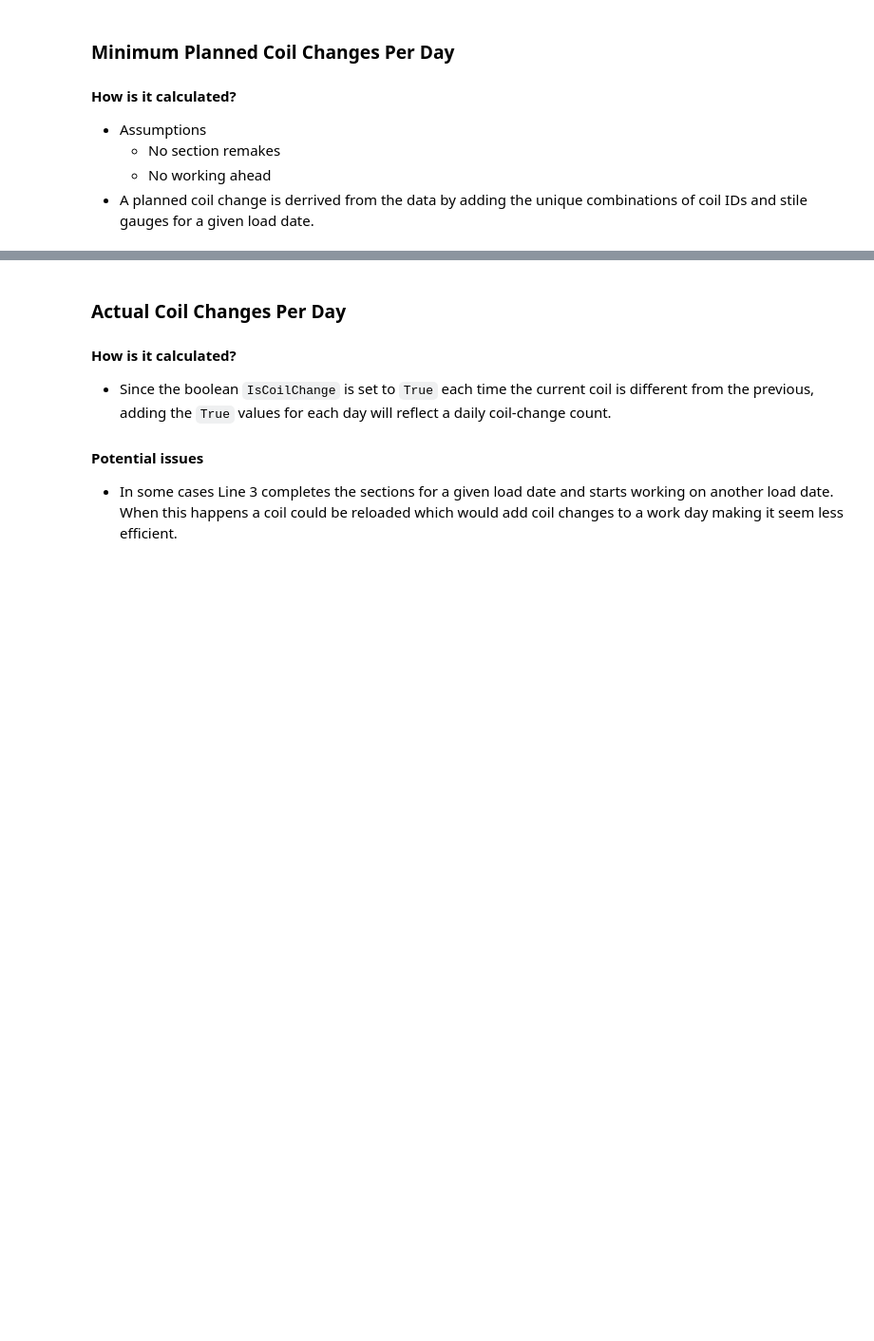
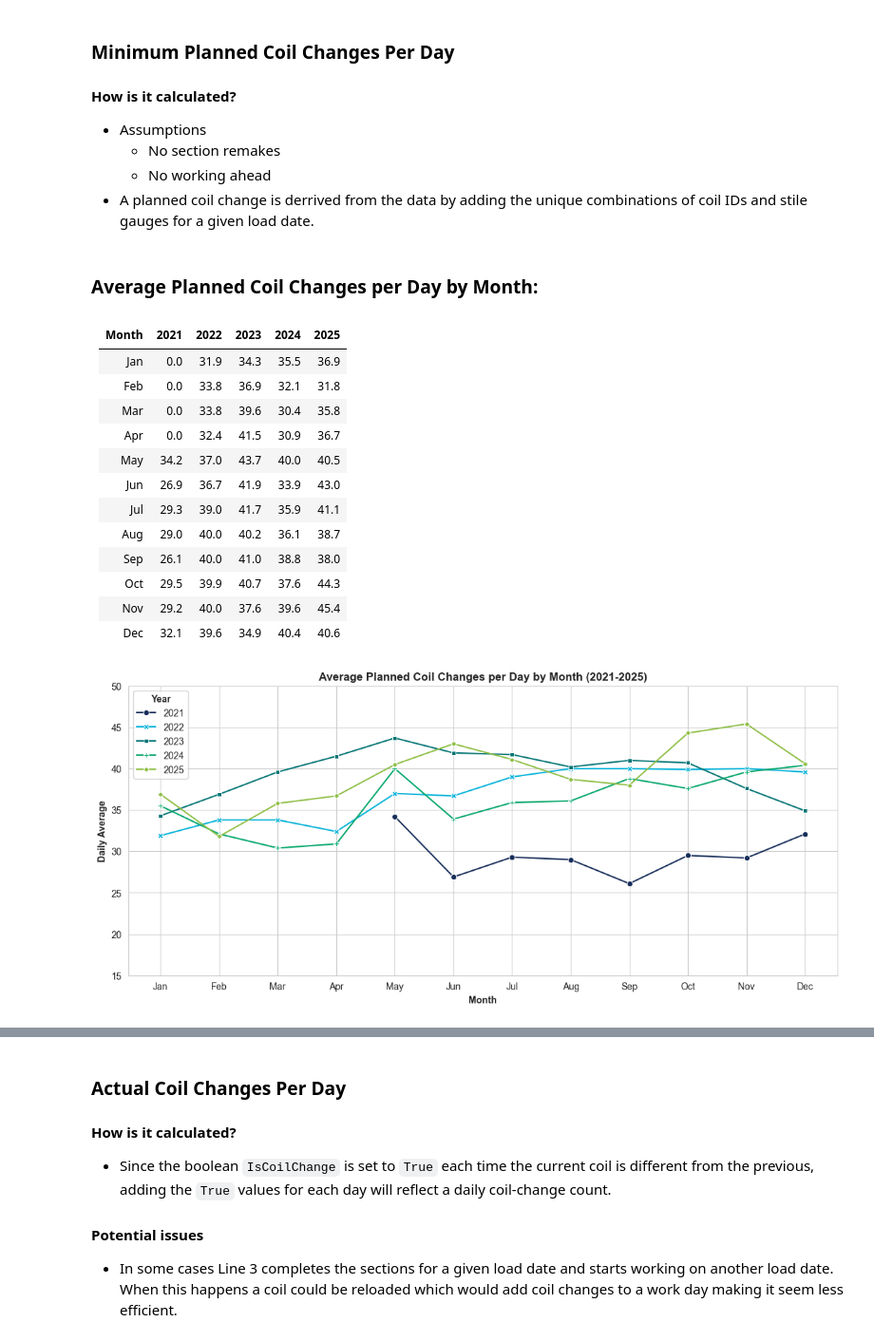
Before and after one commit to mattrupp/pan-coil-change-analysis, a Jupyter notebook: pan-coil-change-analysis.ipynb, the cells around one changed output, grey strips where cells are left out. Shown at 95% size. Drawn from its saved outputs; the diff is of its cells as text; code cells hidden in the pictures; blank space fills up the shorter version.

Commit message:
Add more charts and graphs and change style on existing charts

```diff
--- a/pan-coil-change-analysis.ipynb
+++ b/pan-coil-change-analysis.ipynb
@@ -22,6 +22,25 @@ import stile_tools as st
 import matplotlib.pyplot as plt
 import seaborn as sns
 import calendar
+
+# Define a color palette for the charts using Haas Door website colors
+colors = [
+    '#162D59', # Navy
+    '#04B2D9', # Cerulean
+    '#027373', # Deep Teal
+    '#03A66A', # Green
+    '#8EBF45', # Lime
+    '#F29F05', # Golden Orange
+    '#D94B2B', # Deep Red-Earth (New)
+    '#7D5BA6', # Rich Plum (New)
+    '#FFD700',  # Vibrant Gold (New)
+    '#334E68', # Dark Slate Grey
+    '#D9E2EC',  # Light Mist Grey
+]
+# Set the Seaborn style
+sns.set_style("whitegrid")
+# Set the seaborn color palette to the defined colors
+sns.set_palette(sns.color_palette(colors))
 # %%
 # Load the data
 df = pd.read_csv('data/Line 3 CoilUsage 2021_05_12-2025_12_31.csv')
@@ -116,39 +163,55 @@ planned_coil_changes_df = planned_coil_changes_df[(planned_coil_changes_df['Load
 planned_coil_changes_df['Month'] = planned_coil_changes_df['LoadDate'].dt.month
 planned_coil_changes_df['Year'] = planned_coil_changes_df['LoadDate'].dt.year
 planned_coil_changes_monthly_daily_avg_df = planned_coil_changes_df.groupby(
     ['Month', 'Year'])['UniqueCoilStileGauges'].mean().round(1).reset_index()
 planned_coil_changes_monthly_daily_avg_df.rename(
     columns={'UniqueCoilStileGauges': 'AvgUniqueCoilStileGauges'}, inplace=True)
 
 # Make the years the columns
 planned_coil_changes_monthly_daily_avg_df = planned_coil_changes_monthly_daily_avg_df.pivot_table(index='Month',
                                                                                                   columns='Year',
                                                                                                   values='AvgUniqueCoilStileGauges',
                                                                                                   fill_value=0)
 
 # Convert the month number to month name abbreviation for better readability
 planned_coil_changes_monthly_daily_avg_df.index = planned_coil_changes_monthly_daily_avg_df.index.map(lambda x: calendar.month_abbr[x])
 
 # Display the monthly average unique coil and stile gauge usage
 display(md("### Average Planned Coil Changes per Day by Month:"))
 display(md(planned_coil_changes_monthly_daily_avg_df.to_markdown(floatfmt=".1f")))
 
 
 # Plot the monthly average unique coil and stile gauge usage ignoring zero values
-plt.figure(figsize=(10, 6))
+plt.figure(figsize=(11 , 5), dpi=100, layout="constrained")
 sns.lineplot(data=planned_coil_changes_monthly_daily_avg_df.replace(
     0, pd.NA), markers=True, dashes=False)
-plt.title('Average Planned Coil Changes per Day by Month (2021-2025)')
-plt.xlabel('Month')
-plt.ylabel('Daily Average')
+plt.title('Average Planned Coil Changes per Day by Month (2021-2025)', fontweight='bold')
+plt.xlabel('Month', fontweight='bold')
+plt.ylabel('Daily Average', fontweight='bold')
 plt.ylim(15, 50)
 plt.xticks(ticks=range(12), labels=[
            calendar.month_abbr[i] for i in range(1, 13)])
-plt.legend(title='Year')
+plt.legend(title='Year', title_fontproperties={'weight': 'bold'})
 plt.grid(True)
-plt.tight_layout()
 plt.savefig('output/planned_minimum_coil_changes.png', transparent=True)
 plt.show()
+# %% [output]
+### Average Planned Coil Changes per Day by Month:
+| Month   |   2021 |   2022 |   2023 |   2024 |   2025 |
+|:--------|-------:|-------:|-------:|-------:|-------:|
+| Jan     |    0.0 |   31.9 |   34.3 |   35.5 |   36.9 |
+| Feb     |    0.0 |   33.8 |   36.9 |   32.1 |   31.8 |
+| Mar     |    0.0 |   33.8 |   39.6 |   30.4 |   35.8 |
+| Apr     |    0.0 |   32.4 |   41.5 |   30.9 |   36.7 |
+| May     |   34.2 |   37.0 |   43.7 |   40.0 |   40.5 |
+| Jun     |   26.9 |   36.7 |   41.9 |   33.9 |   43.0 |
+| Jul     |   29.3 |   39.0 |   41.7 |   35.9 |   41.1 |
+| Aug     |   29.0 |   40.0 |   40.2 |   36.1 |   38.7 |
+| Sep     |   26.1 |   40.0 |   41.0 |   38.8 |   38.0 |
+| Oct     |   29.5 |   39.9 |   40.7 |   37.6 |   44.3 |
+| Nov     |   29.2 |   40.0 |   37.6 |   39.6 |   45.4 |
+| Dec     |   32.1 |   39.6 |   34.9 |   40.4 |   40.6 |
+[figure, added]
 # %%
 from coil_change_cost_tools import LABOR_COST_PER_CHANGE
 
```
Also changed, not shown: parts of 21 cells of this notebook.
